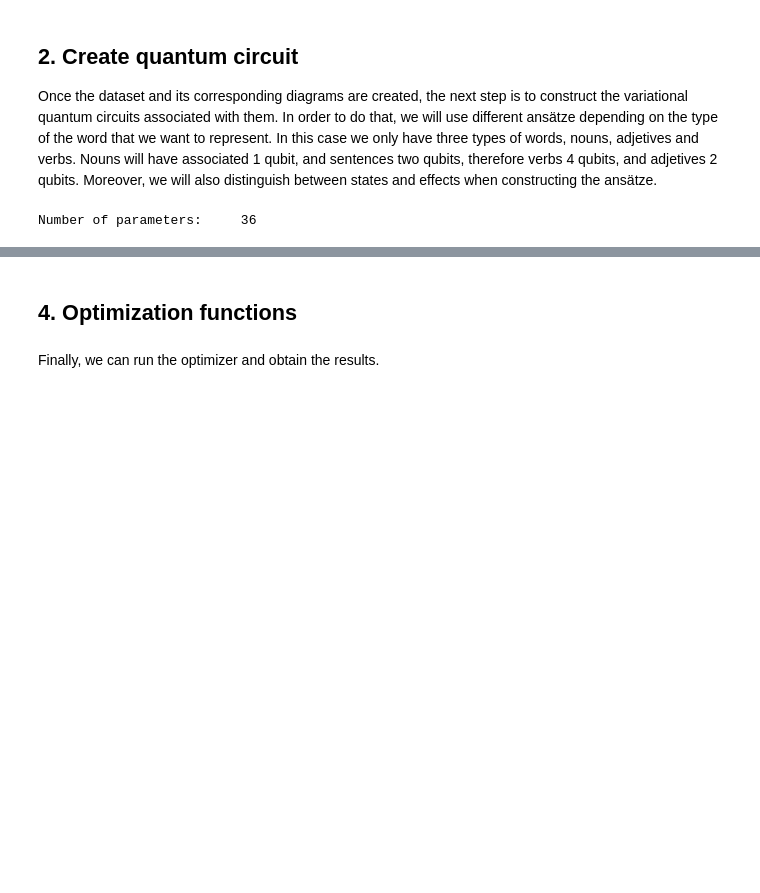
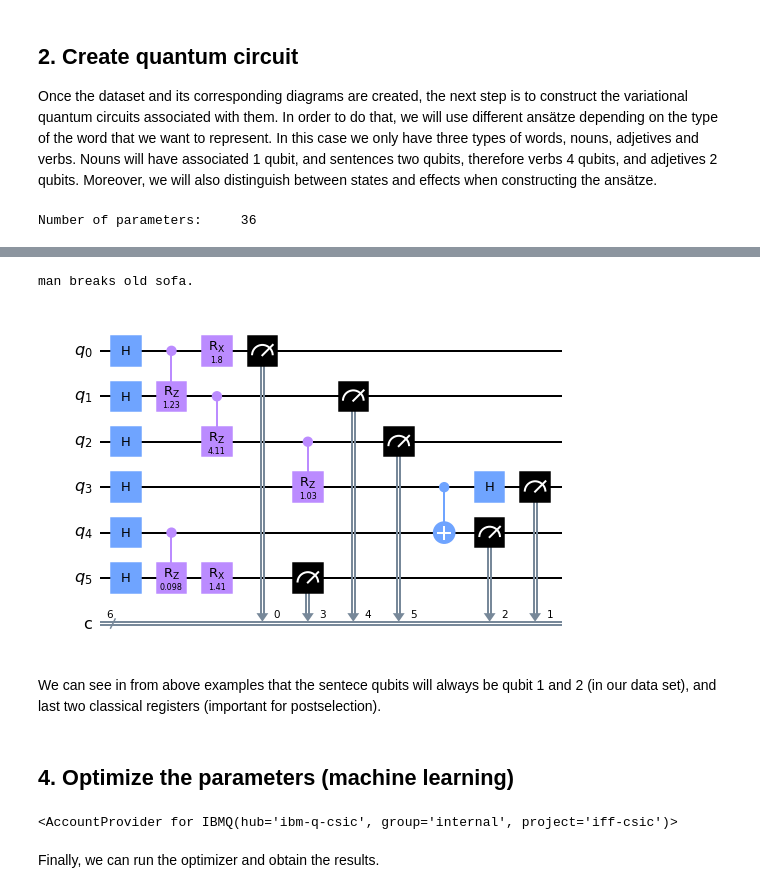
Before and after one commit to PaulaGarciaMolina/QNLP_Qiskit_Hackathon, a Jupyter notebook: semantic_interpretation/semantic_interpretation_iqp_qiskit.ipynb, the cells around one changed output, grey strips where cells are left out. Saved outputs shown, nothing was run; the diff lists cells and outputs as text; code cells hidden in the pictures; blank space fills up the shorter version.

```diff
--- a/semantic_interpretation/semantic_interpretation_iqp_qiskit.ipynb
+++ b/semantic_interpretation/semantic_interpretation_iqp_qiskit.ipynb
@@ -508,8 +510,23 @@ We can see in from above example that the sentece qubits will always be qubit 1
+# %%
+j=30
+print(list(dataeng_new_psr_dict_medium.keys())[j])
+circuits_eng_medium[0][j].draw(output='mpl')
+# %% [output]
+man breaks old sofa.
+[figure, added]
+# %% [markdown]
+We can see in from above examples that the sentece qubits will always be qubit 1 and 2 (in our data set), and last two classical registers (important for postselection).
 # %% [markdown]
-## 4. Optimization functions
+## 4. Optimize the parameters (machine learning)
 # %%
+#****************************************
+# Load qiskit classes to execute circuits and IBM-Q account
+#****************************************
 from qiskit import BasicAer, execute, Aer, IBMQ
-#from qiskit.providers.aer import QasmSimulator
+IBMQ.load_account()
+IBMQ.get_provider(hub='ibm-q-csic', group='internal', project='iff-csic')
+# %% [output]
+<AccountProvider for IBMQ(hub='ibm-q-csic', group='internal', project='iff-csic')>
 # %%
 #****************************************
 # Functions to perform the hybrid quantum-classical machine learning (optimization of variational parameters)
```
Also changed, not shown: parts of 7 cells of this notebook.
